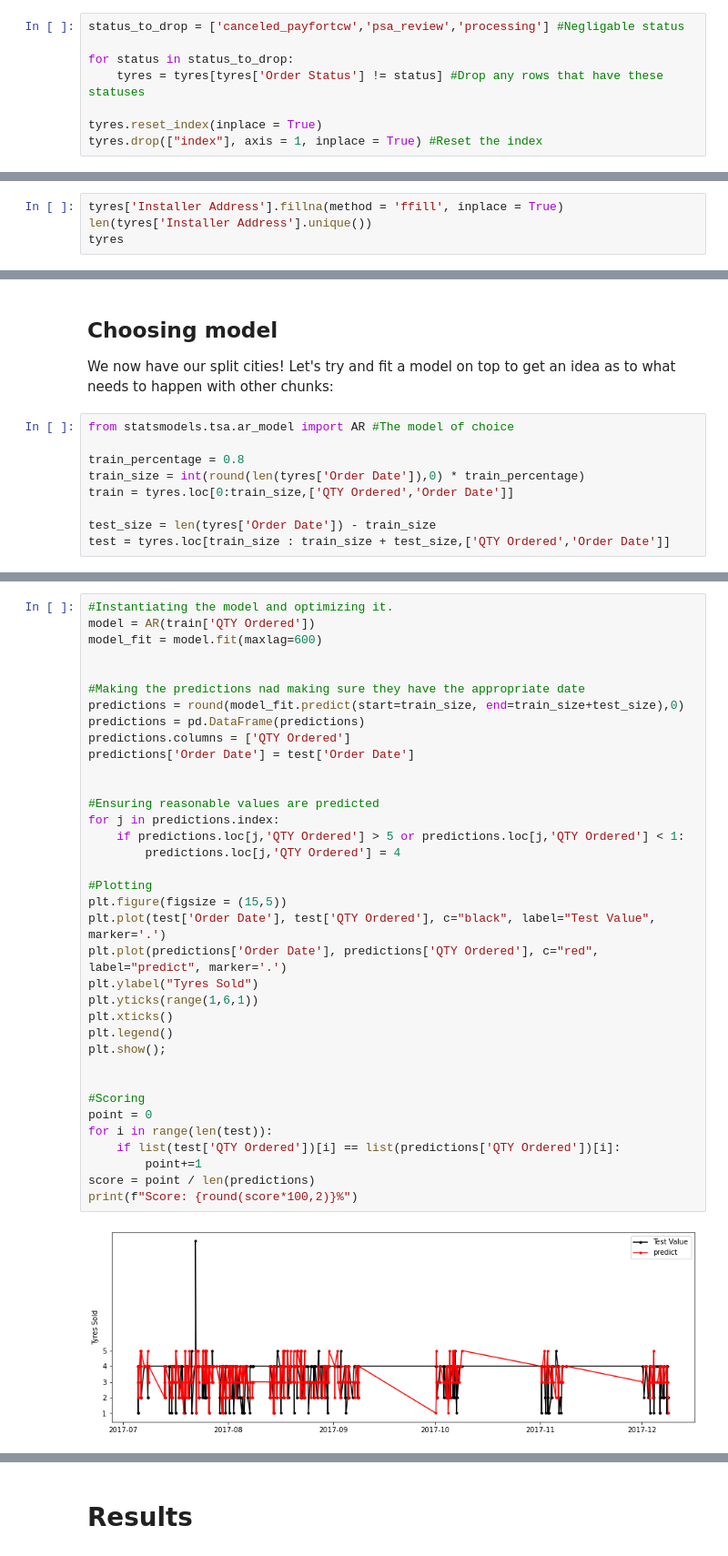
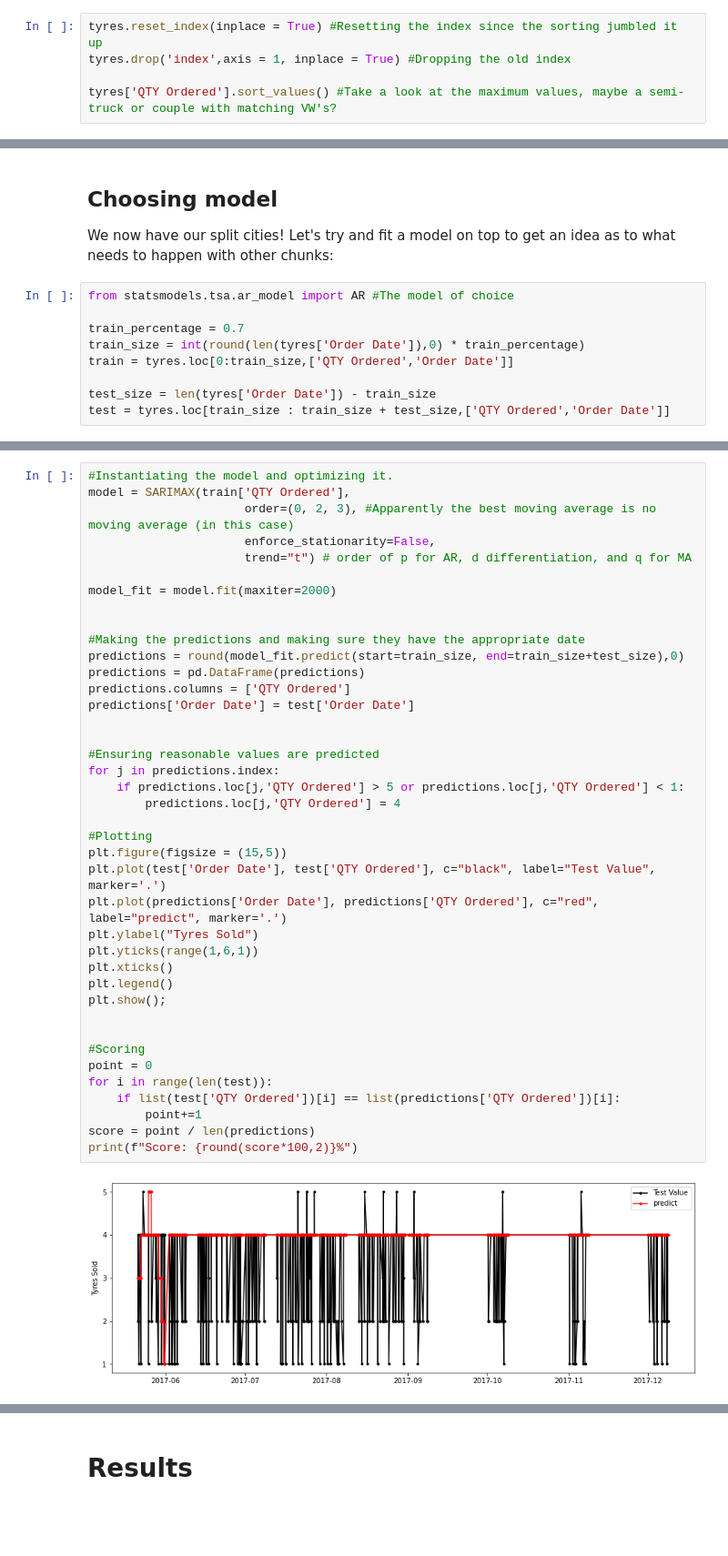
Before and after one commit to musarasheed/pitstop, a Jupyter notebook: Pitstop Arabia.ipynb, the cells around one changed output, grey strips where cells are left out. Shown at 91% size. Drawn from its saved outputs; the diff is of its cells as text; blank space fills up the shorter version.

```diff
--- a/Pitstop Arabia.ipynb
+++ b/Pitstop Arabia.ipynb
@@ -169,8 +185,5 @@ array(['complete', 'closed', 'canceled_payfortcw', 'psa_review',
-# %%
-status_to_drop = ['canceled_payfortcw','psa_review','processing'] #Negligable status
-
-for status in status_to_drop:
-    tyres = tyres[tyres['Order Status'] != status] #Drop any rows that have these statuses
-
-tyres.reset_index(inplace = True)
-tyres.drop(["index"], axis = 1, inplace = True) #Reset the index
+# %%
+tyres.reset_index(inplace = True) #Resetting the index since the sorting jumbled it up
+tyres.drop('index',axis = 1, inplace = True) #Dropping the old index
+
+tyres['QTY Ordered'].sort_values() #Take a look at the maximum values, maybe a semi-truck or couple with matching VW's?
@@ -200,5 +228 @@ It wasn't until [2010](https://www.esri.com/news/arcnews/winter1011articles/saud
 This lead to the (painfully) manual process of going through google maps for all 61 unique locations. Please enjoy my work below:
-# %%
-tyres['Installer Address'].fillna(method = 'ffill', inplace = True)
-len(tyres['Installer Address'].unique())
-tyres
@@ -408,7 +423,7 @@ We now have our split cities! Let's try and fit a model on top to get an idea as
 # %%
 from statsmodels.tsa.ar_model import AR #The model of choice
 
-train_percentage = 0.8
+train_percentage = 0.7
 train_size = int(round(len(tyres['Order Date']),0) * train_percentage)
 train = tyres.loc[0:train_size,['QTY Ordered','Order Date']]
 
@@ -419,38 +630,42 @@ test = tyres.loc[train_size : train_size + test_size,['QTY Ordered','Order Date'
 # %%
 #Instantiating the model and optimizing it.
-model = AR(train['QTY Ordered'])
-model_fit = model.fit(maxlag=600)
+model = SARIMAX(train['QTY Ordered'],
+                      order=(0, 2, 3), #Apparently the best moving average is no moving average (in this case)
+                      enforce_stationarity=False,
+                      trend="t") # order of p for AR, d differentiation, and q for MA
+
+model_fit = model.fit(maxiter=2000)
 
 
-#Making the predictions nad making sure they have the appropriate date
+#Making the predictions and making sure they have the appropriate date
 predictions = round(model_fit.predict(start=train_size, end=train_size+test_size),0)
 predictions = pd.DataFrame(predictions)
 predictions.columns = ['QTY Ordered']
 predictions['Order Date'] = test['Order Date']
 
 
 #Ensuring reasonable values are predicted
 for j in predictions.index:
     if predictions.loc[j,'QTY Ordered'] > 5 or predictions.loc[j,'QTY Ordered'] < 1:
         predictions.loc[j,'QTY Ordered'] = 4
 
 #Plotting
 plt.figure(figsize = (15,5))
 plt.plot(test['Order Date'], test['QTY Ordered'], c="black", label="Test Value", marker='.')
 plt.plot(predictions['Order Date'], predictions['QTY Ordered'], c="red", label="predict", marker='.')
 plt.ylabel("Tyres Sold")
 plt.yticks(range(1,6,1))
 plt.xticks()
 plt.legend()
 plt.show();
 
 
 #Scoring
 point = 0
 for i in range(len(test)):
     if list(test['QTY Ordered'])[i] == list(predictions['QTY Ordered'])[i]:
         point+=1
 score = point / len(predictions)
 print(f"Score: {round(score*100,2)}%")
 # %% [output]
-[figure, old version]
+[figure, new version]
```
Also changed, not shown: parts of 56 cells of this notebook.
